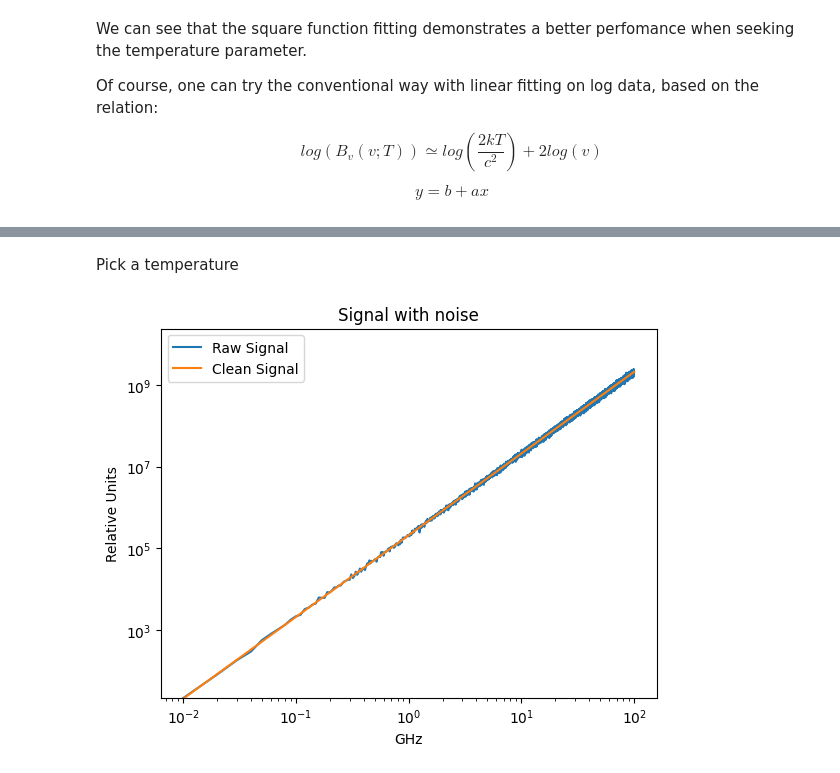
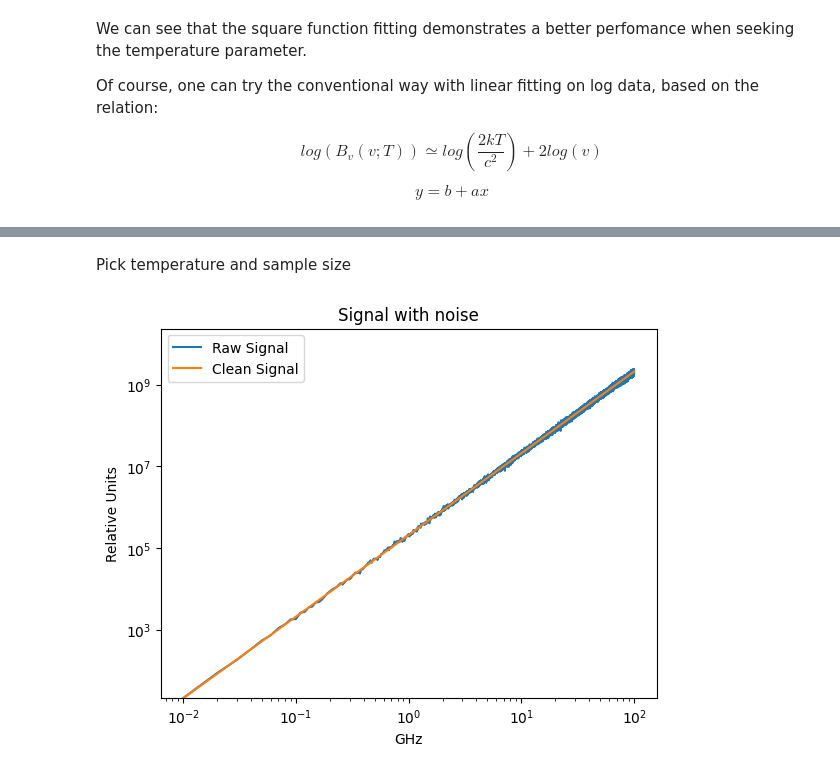
Before and after one commit to iliodis/ASTRO-BEAM, a Jupyter notebook: Task1-BlackbodyRadiationFitting/BlackbodyRadiationFitting.ipynb, the cells around one changed output, grey strips where cells are left out. Drawn from its saved outputs; the diff is of its cells as text; code cells hidden in the pictures.

```diff
--- a/Task1-BlackbodyRadiationFitting/BlackbodyRadiationFitting.ipynb
+++ b/Task1-BlackbodyRadiationFitting/BlackbodyRadiationFitting.ipynb
@@ -267,2 +265,2 @@ plt.show()
 # %% [markdown]
-Pick a temperature
+Pick temperature and sample size
@@ -272,35 +267,39 @@ T = 1e4   #K
+# %%
+T = 1e4   #K
+# T = temp[1] #Κ
+N = 10000
+
+X0 = 100
+X = np.linspace(10e-3, X0, N)
+# X = np.geomspace(10e-3 , X0, 10000)
+clean = Bv(X, T)
 # %%
 import random
-
-X0 = 100
-X = np.linspace(10e-3, X0, 10000)
-# X = np.geomspace(10e-3 , X0, 10000)
-clean = Bv(X, T)
 
 # Trick for now
 noise = np.random.normal(0,0.3,len(clean))/4
 signal = clean + noise*clean
 raw = signal.copy()
 
 # meanSignal = signal.copy()
 # for i in range(0, len(noise)):
 #     meanSignal[i] = np.nanmedian(signal[i:i+5])
 
 # meanSignal = np.abs(meanSignal)
 
 plt.title("Signal with noise")
 plt.xlabel("GHz")
 plt.ylabel("Relative Units")
 plt.plot(X, signal, label = "Raw Signal")
 plt.plot(X, clean, label = "Clean Signal")
 # plt.plot(X, meanSignal, label = "Median")
 plt.legend()
 plt.yscale('log')
 plt.xscale('log')
 plt.ylim(signal[0], max(signal)*10)
 plt.show()
 # %% [output]
-[figure, old version]
+[figure, new version]
 # %%
 popt, pcov = optimize.curve_fit(Bv, X, signal)
 
```
Also changed, not shown: parts of 21 cells of this notebook.
